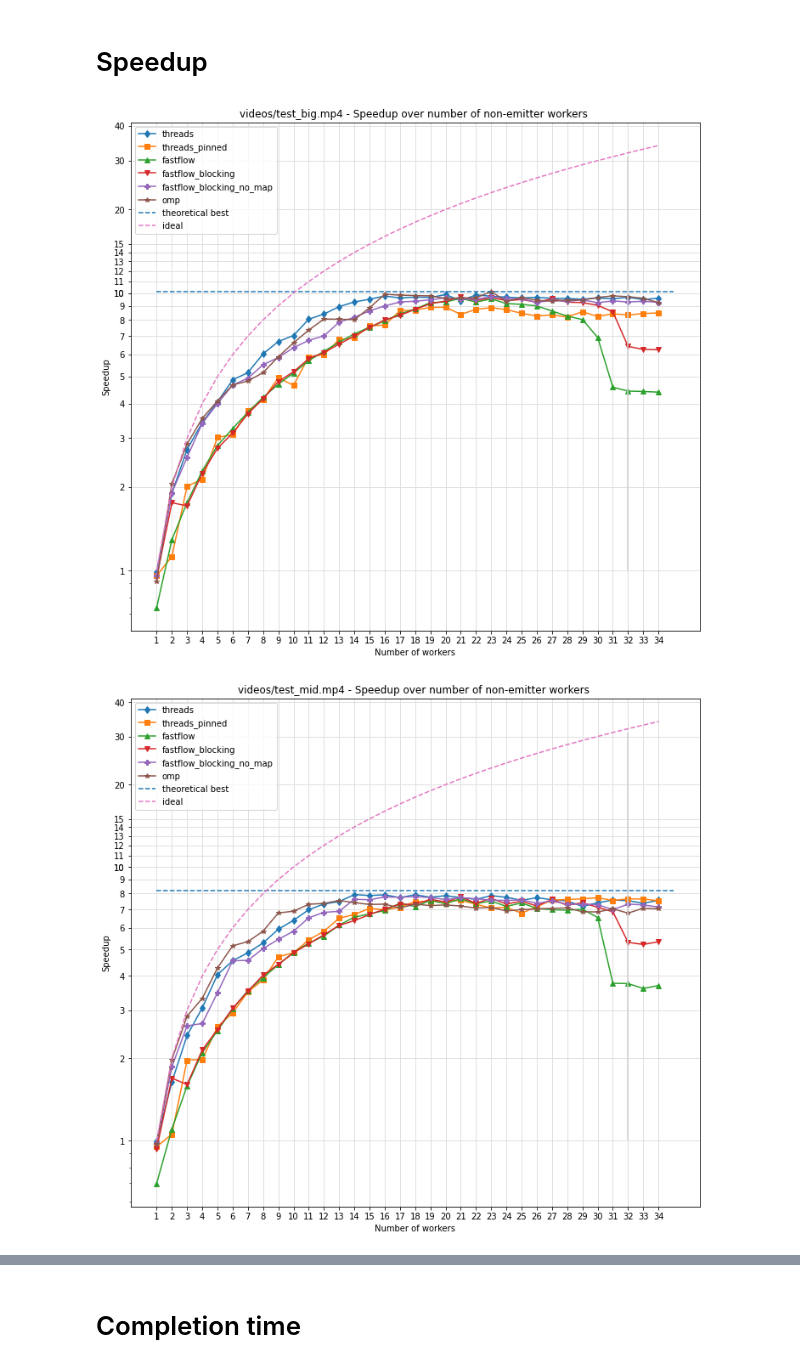
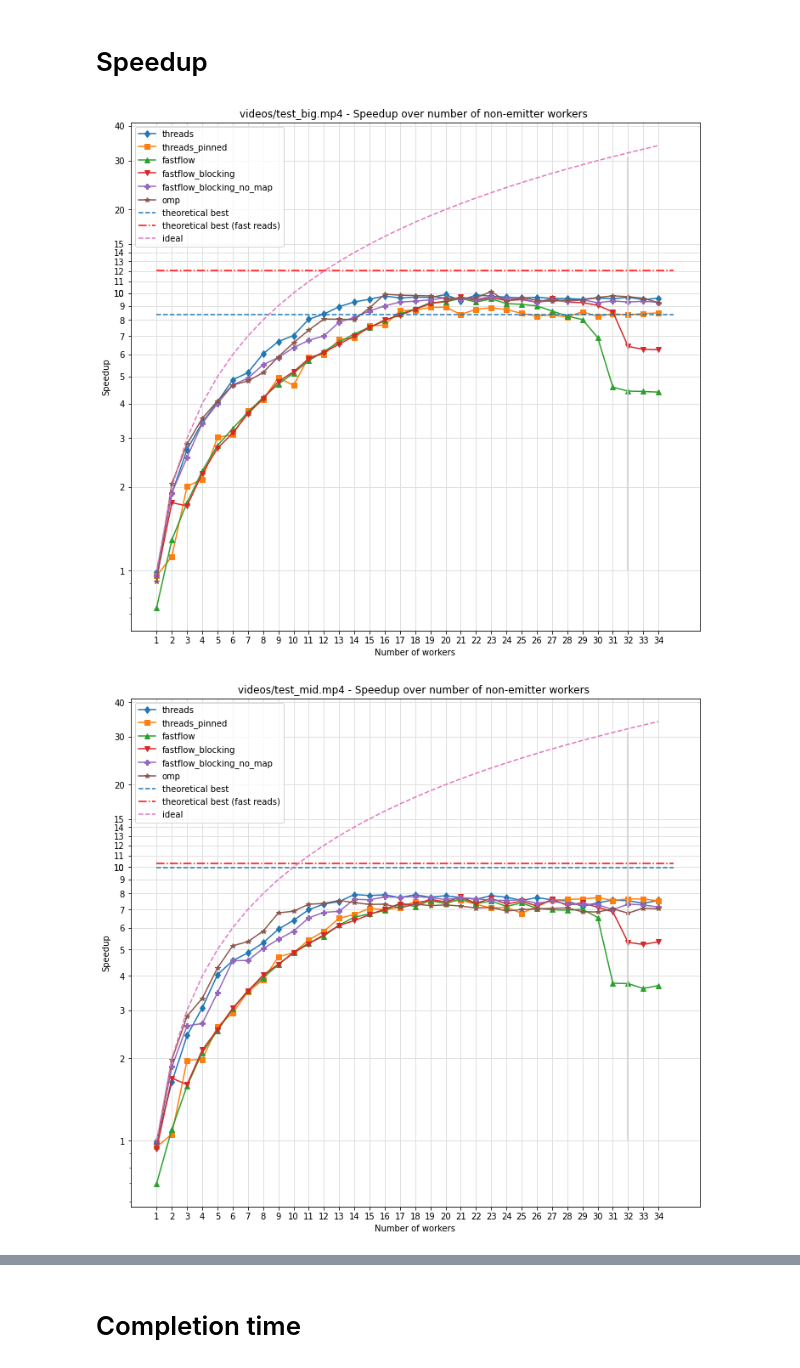
Before and after one commit to iwilare/video-motion-detection, a Jupyter notebook: plot/plot.ipynb, the cells around one changed output, grey strips where cells are left out. Drawn from its saved outputs; the diff is of its cells as text; code cells hidden in the pictures.

```diff
--- a/plot/plot.ipynb
+++ b/plot/plot.ipynb
@@ -34,7 +34,7 @@ programs = [('threads',                  'd', '-'),
             ('fastflow_blocking_no_map', 'P', '-'),
             ('omp',                      '*', '-')]
 # %%
-sequentials['read_time'] = [6770,2636,1104]
+sequentials['read_time'] = [9326,2636,1104]
 sequentials['init_time'] = [173849,62852,35543]
 sequentials['total_time'] = [66790000,9810000,2080000]
 sequentials['processing_time'] = [72292,25126,9525]
@@ -41,0 +44,27 @@ sequentials['frames'] = [816,431,227]
+# %%
+works, fasts = [], []
+for i, f in enumerate(filenames):
+    plt.subplot(3, 1, i+1)
+    plt.gcf().tight_layout()
+    plt.gcf().set_size_inches(10, 10)
+    fast = pd.read_csv(f"../data/fast_read_{crop_slash(f)}.csv").head(-2).tail(-2)
+    work = pd.read_csv(f"../data/work_read_{crop_slash(f)}.csv").head(-2).tail(-2)
+    line, = plt.plot(work,label='work read with grey + blur + diff workload')
+    plt.hlines(work['time'].mean(), xmin=0, xmax=len(work), color='red', linestyles="-.", label='work average')
+    line, = plt.plot(fast,label='fast successive reads')
+    plt.hlines(fast['time'].mean(), xmin=0, xmax=len(fast), color='red', linestyles="--", label='fast average')
+    plt.legend(loc=1, prop={'size': 9})
+    plt.ylabel("Read time (microseconds)")
+    if i == 2:
+        plt.xlabel("Frame number")
+    plt.title(f"{f} - Read timings")
+    print(f,int(work['time'].mean()),int(fast['time'].mean()))
+
+    works += [int(work['time'].mean())]
+    fasts += [int(fast['time'].mean())]
+
+sequentials['work_read_time'] = works
+sequentials['fast_read_time'] = fasts
+
+plt.savefig(f'read_timings.svg')
+plt.show()
@@ -44,33 +78,37 @@ sequentials['frames'] = [816,431,227]
 # %%
 for f in filenames:
     plt.gcf().set_size_inches(12, 11)
     def seq(n): return sequentials[sequentials['filename'] == f][n].values[0]
+
+    max_speedup_fast = seq('total_time') / (seq('init_time') + seq('fast_read_time') * seq('frames'))
+    max_speedup_work = seq('total_time') / (seq('init_time') + seq('work_read_time') * seq('frames'))
 
     serial_time = seq('init_time') + seq('read_time') * seq('frames')
     serial_fraction = serial_time / seq('total_time')
     max_speedup = 1 / serial_fraction
 
     for p, m, d in programs:
         y = seq('total_time')/df[(df['name'] == 'bin/'+p) & (df['filename'] == f)]['avg']
         plt.plot(all_n_workers, y, d, label=p, marker=m)
     plt.grid(color='#e0e0e0', linestyle='-', linewidth=1)
     plt.yscale('log')
     plt.yticks(list(range(0,16,1)) + list(range(10,100,10)))
     plt.gca().get_yaxis().set_major_formatter(mplt.ticker.ScalarFormatter())
     plt.gca().get_yaxis().get_major_formatter().labelOnlyBase = False
     plt.vlines(32, ymin=1, ymax=31, color='#d0d0d0', linestyle='-')
-    plt.hlines(max_speedup, xmin=1, xmax=35, linestyle='--',label='theoretical best')
-    #plt.hlines(seq('processing_time')/(seq('read_time')), xmin=1, xmax=35, linestyle='-',label='theoretical best')
+
+    plt.hlines(max_speedup_work, xmin=1, xmax=35, linestyle='--', label='theoretical best')
+    plt.hlines(max_speedup_fast, xmin=1, xmax=35, linestyle='-.', color='red', label='theoretical best (fast reads)')
 
     plt.plot(all_n_workers, all_n_workers, '--', label='ideal')
     plt.xticks(all_n_workers)
 
     plt.legend()
     plt.ylabel("Speedup")
     plt.xlabel("Number of workers")
     plt.title(f"{f} - Speedup over number of non-emitter workers ")
     plt.savefig(f'speedup_{crop_slash(f)}.svg')
     plt.show()
 # %% [output]
-[figure, old version]
+[figure, new version]
-[figure, old version]
+[figure, new version]
```
Also changed, not shown: parts of 5 cells of this notebook, 3 other files.
